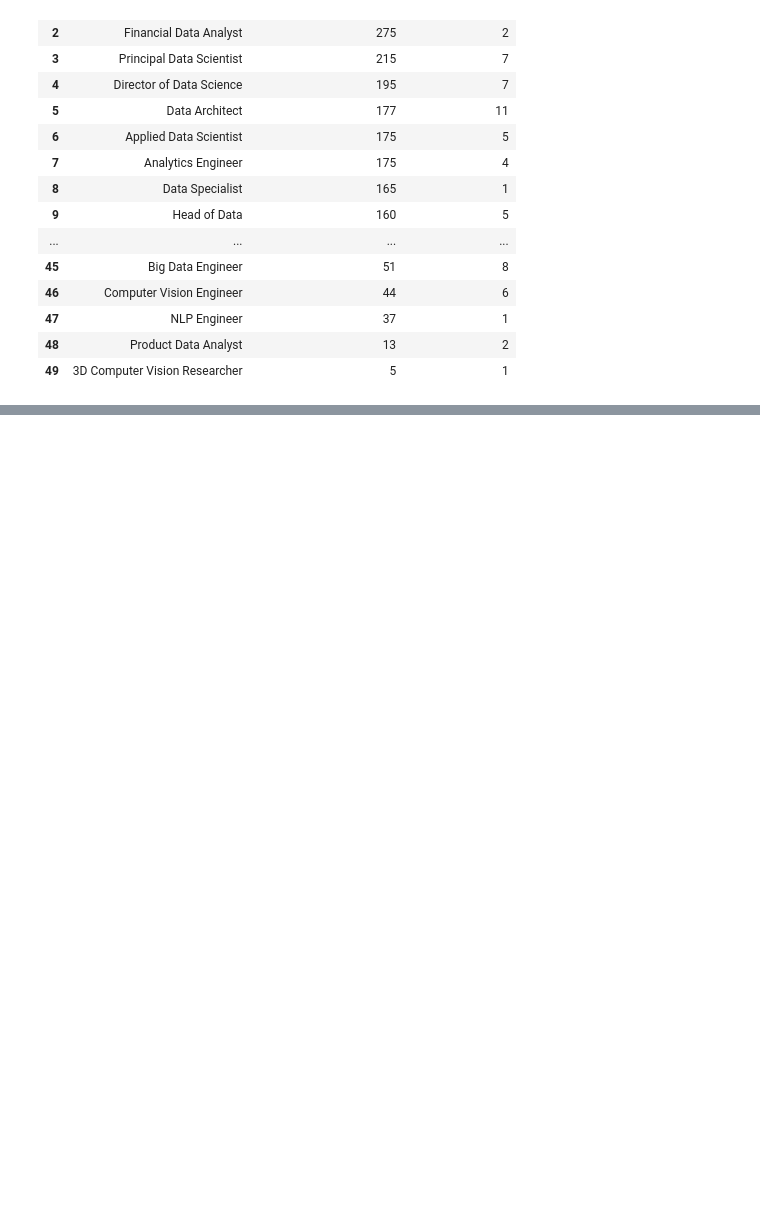
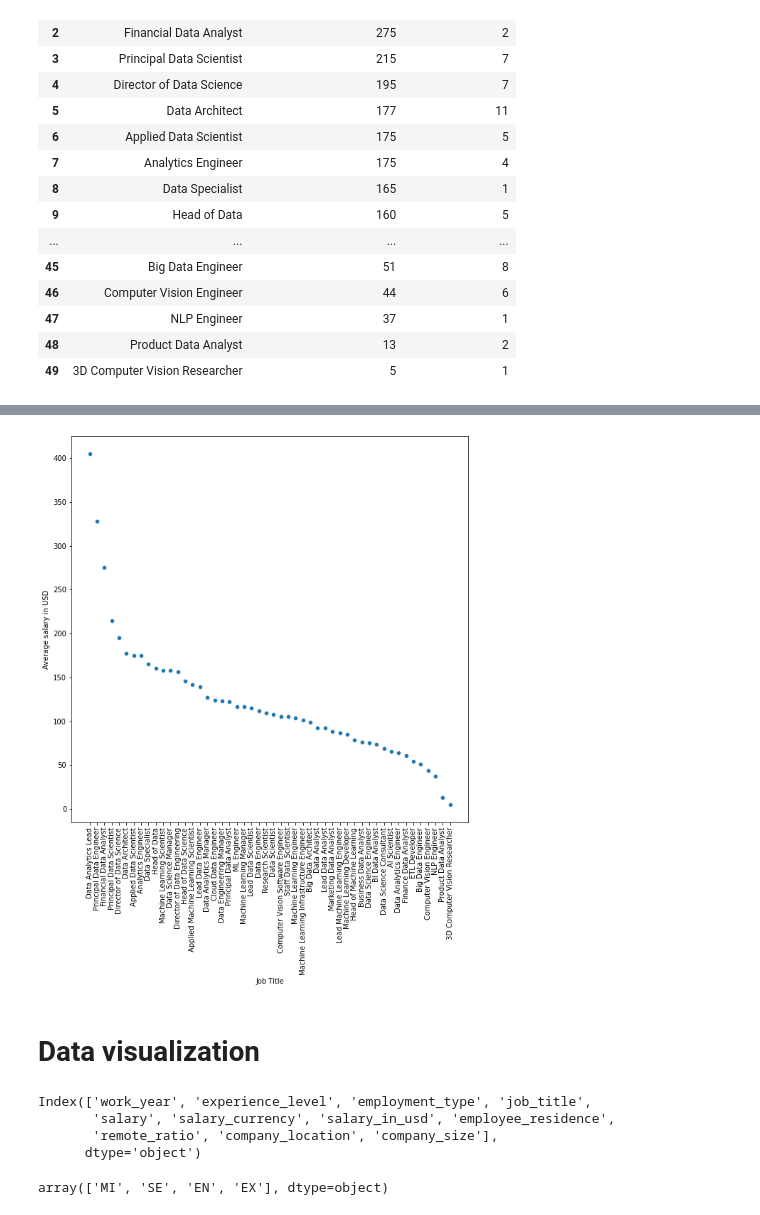
Before and after one commit to rolandina/simplon-projet-existant, a Jupyter notebook: analysis.ipynb, the cells around one changed output, grey strips where cells are left out. Drawn from its saved outputs; the diff is of its cells as text; code cells hidden in the pictures; blank space fills up the shorter version.

```diff
--- a/analysis.ipynb
+++ b/analysis.ipynb
@@ -337,9 +360,12 @@ data_2_group_mean_count
 y = data_2_group_mean_count['Salaire moyen ( en kilo $ )']
 x = data_2_group_mean_count['job_title']
 # %%
-import plotly.express as px
+plt.figure(figsize=(10,10))
 
-fig = px.scatter(x=x, y=y)
-fig.update_layout(width=int(1000),height=int(800))
-fig.show()
+sns.scatterplot(x=x, y=y)
+
+plt.xlabel('Job Title')
+plt.ylabel('Average salary in USD')
+plt.xticks(rotation=90)
+plt.show()
 # %% [output]
@@ -347,0 +372,3 @@ fig.show()
+[figure, added]
+# %% [markdown]
+# Data visualization
@@ -347,0 +383,11 @@ fig.show()
+# %%
+df.columns
+# %% [output]
+Index(['work_year', 'experience_level', 'employment_type', 'job_title',
+       'salary', 'salary_currency', 'salary_in_usd', 'employee_residence',
+       'remote_ratio', 'company_location', 'company_size'],
+      dtype='object')
+# %%
+df["experience_level"].unique()
+# %% [output]
+array(['MI', 'SE', 'EN', 'EX'], dtype=object)
```
Also changed, not shown: parts of 38 cells of this notebook.
